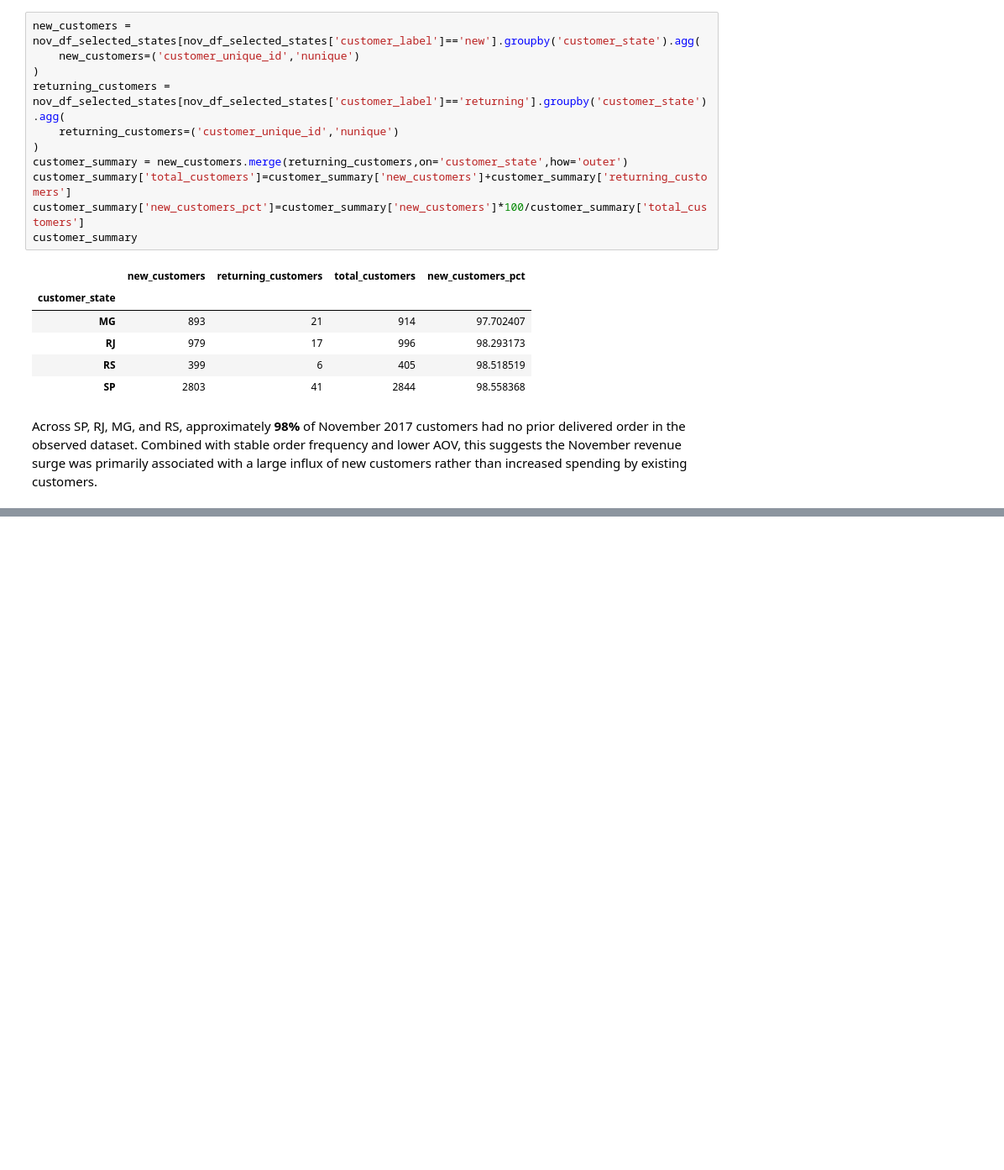
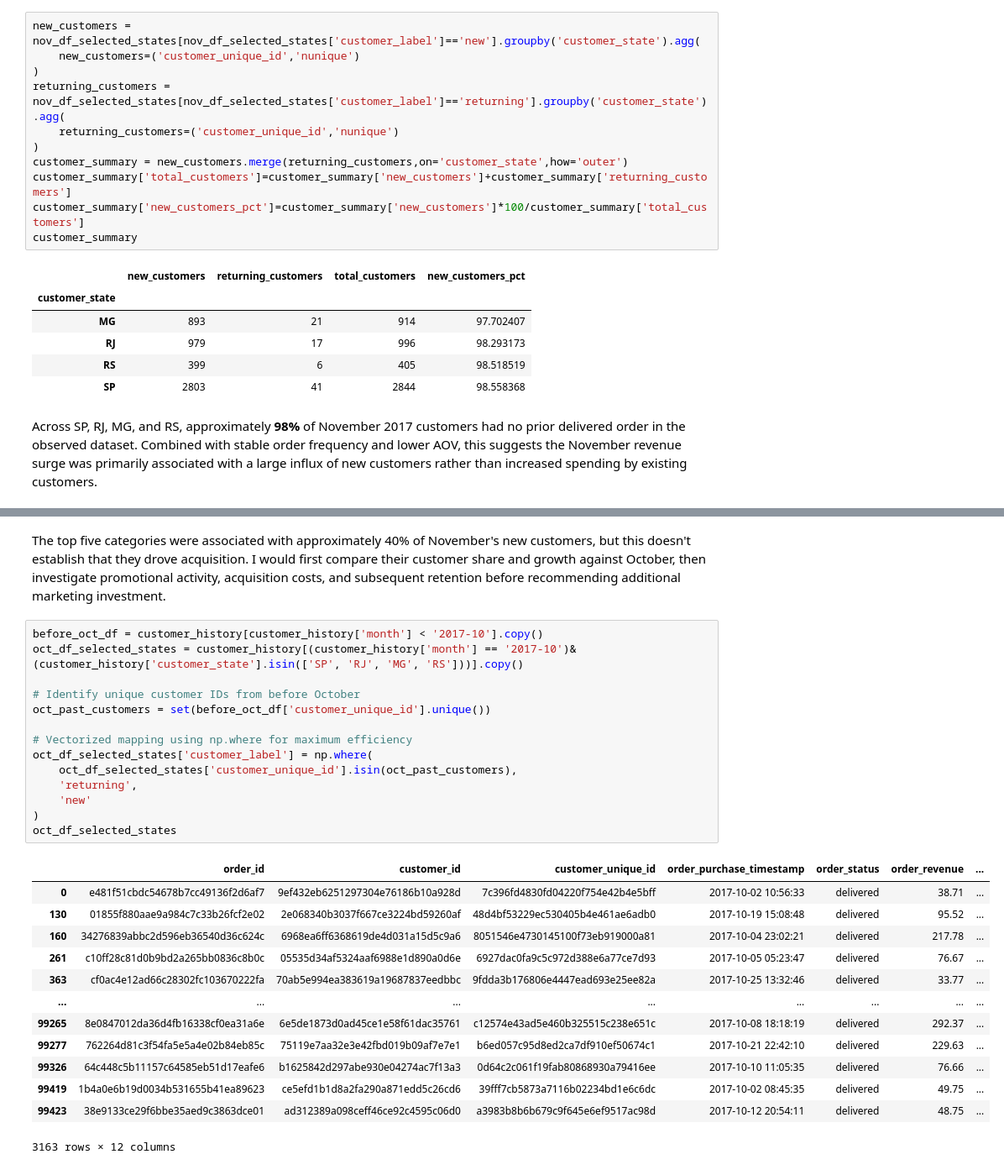
Before and after one commit to LukeXboy/E-Commerce-Data-Analysis-Personal-Project, a Jupyter notebook: Project Report (Python).ipynb, the cells around one changed output, grey strips where cells are left out. Shown at 84% size. Drawn from its saved outputs; the diff is of its cells as text; blank space fills up the shorter version.

```diff
--- a/Project Report (Python).ipynb
+++ b/Project Report (Python).ipynb
@@ -577,0 +657,30 @@ Across SP, RJ, MG, and RS, approximately **98%** of November 2017 customers had
+# %% [markdown]
+The top five categories were associated with approximately 40% of November's new customers, but this doesn't establish that they drove acquisition. I would first compare their customer share and growth against October, then investigate promotional activity, acquisition costs, and subsequent retention before recommending additional marketing investment.
+# %%
+before_oct_df = customer_history[customer_history['month'] < '2017-10'].copy()
+oct_df_selected_states = customer_history[(customer_history['month'] == '2017-10')&(customer_history['customer_state'].isin(['SP', 'RJ', 'MG', 'RS']))].copy()
+
+# Identify unique customer IDs from before October
+oct_past_customers = set(before_oct_df['customer_unique_id'].unique())
+
+# Vectorized mapping using np.where for maximum efficiency
+oct_df_selected_states['customer_label'] = np.where(
+    oct_df_selected_states['customer_unique_id'].isin(oct_past_customers),
+    'returning',
+    'new'
+)
+oct_df_selected_states
+# %% [output]
+|  | order_id | customer_id | customer_unique_id | order_purchase_timestamp | order_status | order_revenue | ... |
+| 0 | e481f51cbdc54678b7cc49136f2d6af7 | 9ef432eb6251297304e76186b10a928d | 7c396fd4830fd04220f754e42b4e5bff | 2017-10-02 10:56:33 | delivered | 38.71 | ... |
+| 130 | 01855f880aae9a984c7c33b26fcf2e02 | 2e068340b3037f667ce3224bd59260af | 48d4bf53229ec530405b4e461ae6adb0 | 2017-10-19 15:08:48 | delivered | 95.52 | ... |
+| 160 | 34276839abbc2d596eb36540d36c624c | 6968ea6ff6368619de4d031a15d5c9a6 | 8051546e4730145100f73eb919000a81 | 2017-10-04 23:02:21 | delivered | 217.78 | ... |
+| 261 | c10ff28c81d0b9bd2a265bb0836c8b0c | 05535d34af5324aaf6988e1d890a0d6e | 6927dac0fa9c5c972d388e6a77ce7d93 | 2017-10-05 05:23:47 | delivered | 76.67 | ... |
+| 363 | cf0ac4e12ad66c28302fc103670222fa | 70ab5e994ea383619a19687837eedbbc | 9fdda3b176806e4447ead693e25ee82a | 2017-10-25 13:32:46 | delivered | 33.77 | ... |
+| ... | ... | ... | ... | ... | ... | ... | ... |
+| 99265 | 8e0847012da36d4fb16338cf0ea31a6e | 6e5de1873d0ad45ce1e58f61dac35761 | c12574e43ad5e460b325515c238e651c | 2017-10-08 18:18:19 | delivered | 292.37 | ... |
+| 99277 | 762264d81c3f54fa5e5a4e02b84eb85c | 75119e7aa32e3e42fbd019b09af7e7e1 | b6ed057c95d8ed2ca7df910ef50674c1 | 2017-10-21 22:42:10 | delivered | 229.63 | ... |
+| 99326 | 64c448c5b11157c64585eb51d17eafe6 | b1625842d297abe930e04274ac7f13a3 | 0d64c2c061f19fab80868930a79416ee | 2017-10-10 11:05:35 | delivered | 76.66 | ... |
+| 99419 | 1b4a0e6b19d0034b531655b41ea89623 | ce5efd1b1d8a2fa290a871edd5c26cd6 | 39fff7cb5873a7116b02234bd1e6c6dc | 2017-10-02 08:45:35 | delivered | 49.75 | ... |
+| 99423 | 38e9133ce29f6bbe35aed9c3863dce01 | ad312389a098ceff46ce92c4595c06d0 | a3983b8b6b679c9f645e6ef9517ac98d | 2017-10-12 20:54:11 | delivered | 48.75 | ... |
+3163 rows × 12 columns
```
Also changed, not shown: parts of 10 cells of this notebook.
